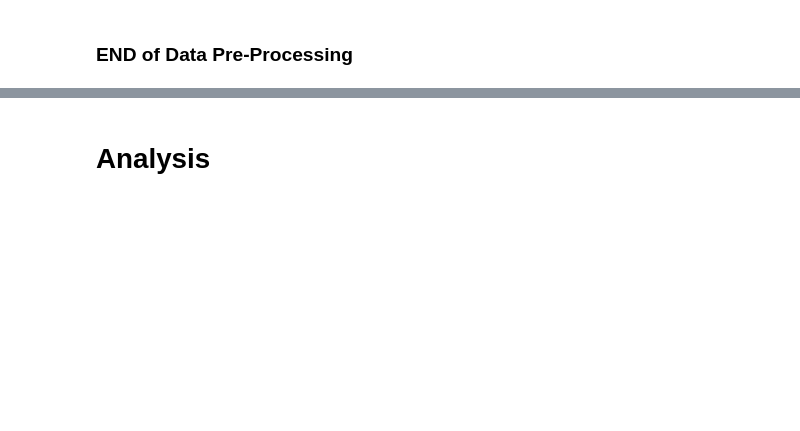
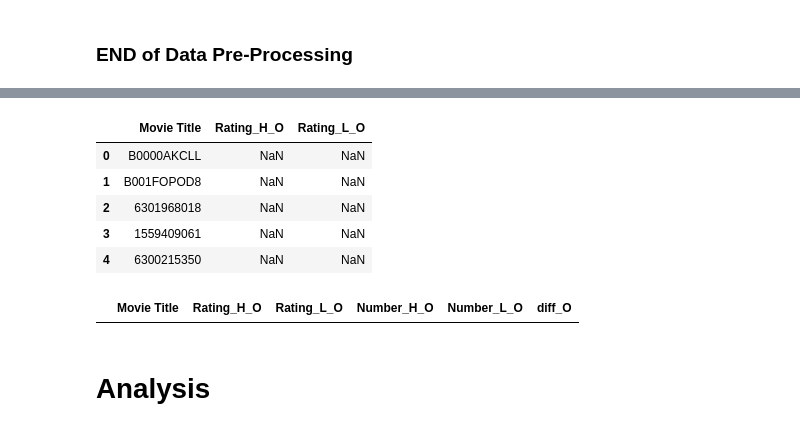
Before and after one commit to pegahbyte/capstone_project, a Jupyter notebook: Data_Preparation.ipynb, the cells around one changed output, grey strips where cells are left out. Saved outputs shown, nothing was run; the diff lists cells and outputs as text; code cells hidden in the pictures; blank space fills up the shorter version.

Commit message:
updated data preparation

```diff
--- a/Data_Preparation.ipynb
+++ b/Data_Preparation.ipynb
@@ -537,0 +369,12 @@ with open ('df_07_08', 'wb') as fw:
+# %%
+big5 = ["Extro", "Agree", "Neuro", "Open", "Consc"]
+fig, axs = plt.subplots(2,3, figsize=(15,8))
+fig.suptitle('Movie and TV Show Reviews')
+for i in range(3):
+    axs[0,i].hist(df[big5[i]], bins=100, color="maroon")
+    axs[0,i].set_title(big5[i])
+    axs[0,i].set_xlim(-10,10)
+for i in range(3,5):
+    axs[1,i-3].hist(df[big5[i]], bins=100, color="maroon")
+    axs[1,i-3].set_title(big5[i])
+    axs[1,i-3].set_xlim(-10,10)
@@ -537,0 +404,20 @@ with open ('df_07_08', 'wb') as fw:
+# %%
+import random
+random.seed("Capstone")
+movies_id = list(set(movies_2["asin"]))
+#reviewers_Health = list(set(health_data["reviewerID"]))
+#reviewers_Apps = list(set(apps_data["reviewerID"]))
+movies_1000 = random.sample(movies_id, 1000)
+# %%
+d = {"Movie Title":movies_1000}
+columns=["Movie Title",
+         "Rating_H_O","Rating_L_O"]
+unique = pd.DataFrame(data=d, index=range(1000),columns=columns)
+unique.head()
+# %% [output]
+|  | Movie Title | Rating_H_O | Rating_L_O |
+| 0 | B0000AKCLL | NaN | NaN |
+| 1 | B001FOPOD8 | NaN | NaN |
+| 2 | 6301968018 | NaN | NaN |
+| 3 | 1559409061 | NaN | NaN |
+| 4 | 6300215350 | NaN | NaN |
@@ -538,3 +446,10 @@ with open ('df_07_08', 'wb') as fw:
+# %%
+unique["diff_O"]=unique["diff_O"].astype('float64')
+unique_enough = unique[(unique["Number_H_O"]>30)&(unique["Number_L_O"]>30)&(unique["diff_O"]>1)]
+unique_enough.head(20)
+unique_enough.nlargest(5,"diff_O")
+# %% [output]
+|  | Movie Title | Rating_H_O | Rating_L_O | Number_H_O | Number_L_O | diff_O |
 # %% [markdown]
 # Analysis
 # %%
```
Also changed, not shown: parts of 68 cells of this notebook.
